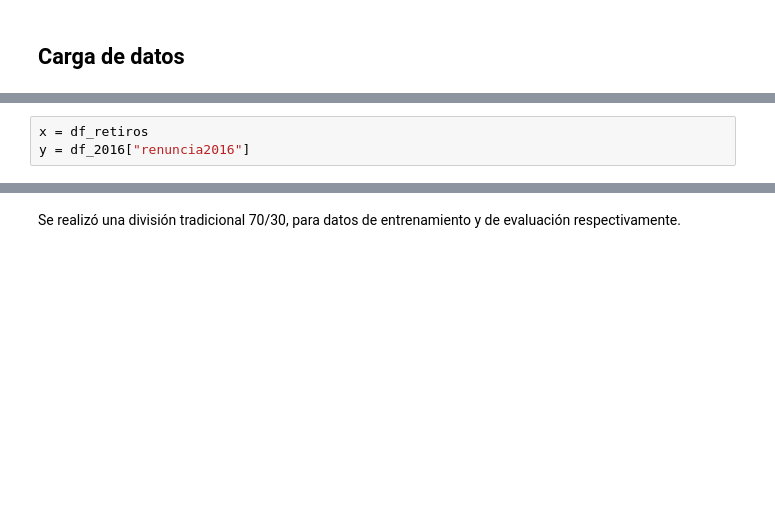
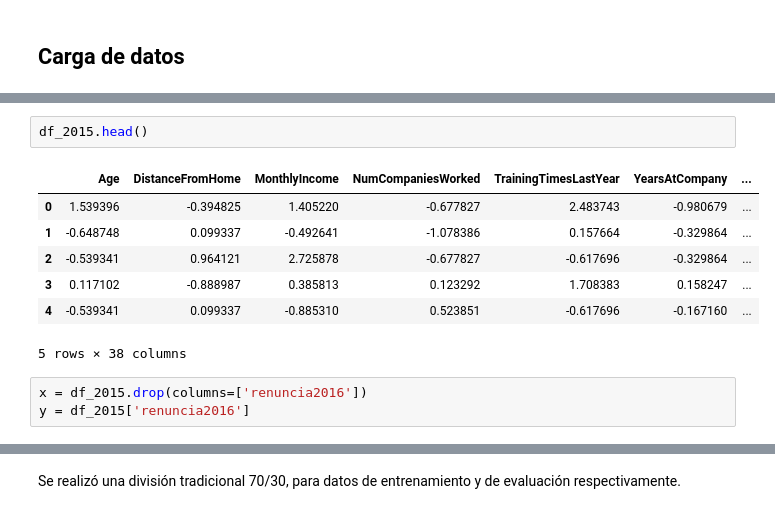
Before and after one commit to Leostark95/Analitica_3_Proyecto_1, a Jupyter notebook: e_Modelos.ipynb, the cells around one changed output, grey strips where cells are left out. Cells and saved outputs as stored; diff of their text form; blank space fills up the shorter version.

```diff
--- a/e_Modelos.ipynb
+++ b/e_Modelos.ipynb
@@ -104,3 +41,13 @@ df_2016 = pd.read_csv("processed_data_2015.csv", sep=",")
+# %%
+df_2015.head()
+# %% [output]
+|  | Age | DistanceFromHome | MonthlyIncome | NumCompaniesWorked | TrainingTimesLastYear | YearsAtCompany | ... |
+| 0 | 1.539396 | -0.394825 | 1.405220 | -0.677827 | 2.483743 | -0.980679 | ... |
+| 1 | -0.648748 | 0.099337 | -0.492641 | -1.078386 | 0.157664 | -0.329864 | ... |
+| 2 | -0.539341 | 0.964121 | 2.725878 | -0.677827 | -0.617696 | -0.329864 | ... |
+| 3 | 0.117102 | -0.888987 | 0.385813 | 0.123292 | 1.708383 | 0.158247 | ... |
+| 4 | -0.539341 | 0.099337 | -0.885310 | 0.523851 | -0.617696 | -0.167160 | ... |
+5 rows × 38 columns
 # %%
-x = df_retiros
-y = df_2016["renuncia2016"]
+x = df_2015.drop(columns=['renuncia2016'])
+y = df_2015['renuncia2016']
```
Also changed, not shown: parts of 32 cells of this notebook, 14 other files.
